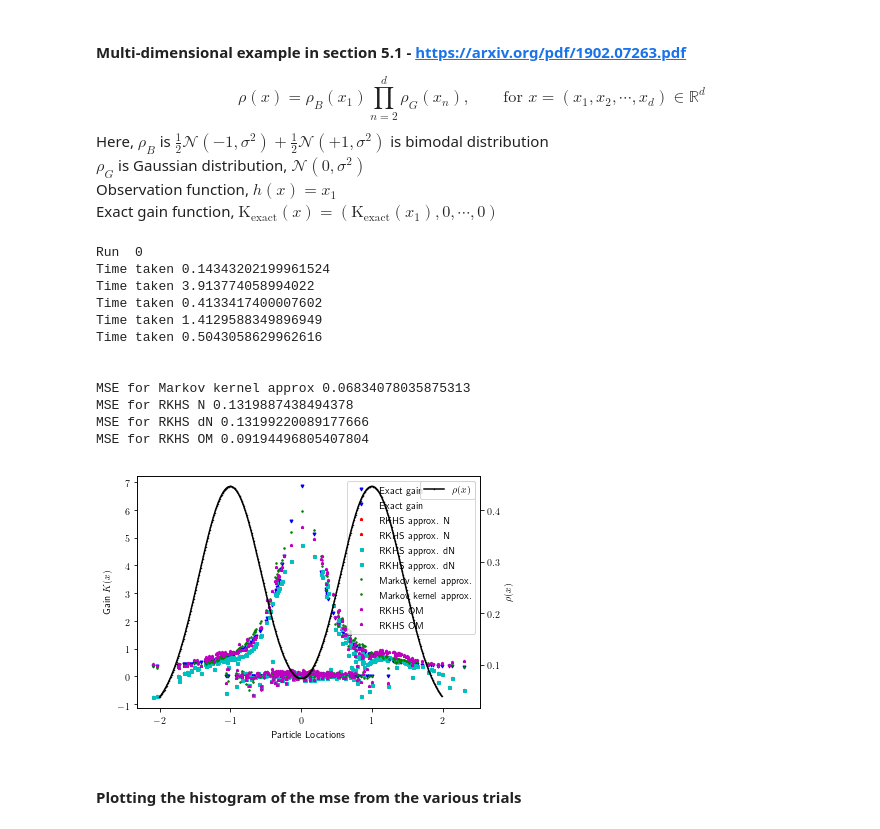
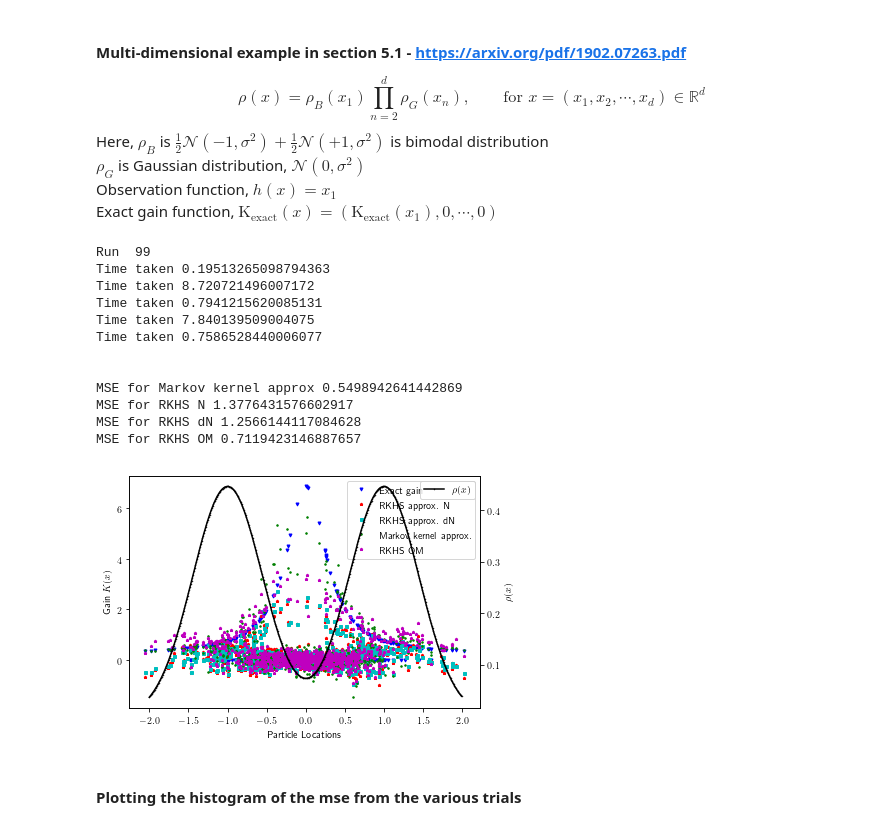
Before and after one commit to a4anandr/FPF-code, a Jupyter notebook: Python Code/FPF_main.ipynb, the cells around one changed output. Drawn from its saved outputs; the diff is of its cells as text; code cells hidden in the pictures.

Commit message:
Successful 100 runs of dim = 5, gain approx. plots and histograms of mses

```diff
--- a/Python Code/FPF_main.ipynb
+++ b/Python Code/FPF_main.ipynb
@@ -623,6 +623,7 @@ if __name__ == '__main__':
         print('MSE for old Markov kernel', np.mean(mse_coif_old))
         sns.distplot(mse_coif_old, label = 'Coifman old')
     plt.legend()
+    plt.title('Histograms of mse obtained using various algorithms for '+ str(No_runs) + ' trials')
     plt.show()
 
     ### Displaying the plots
@@ -722,13 +723,13 @@ if __name__ == '__main__':
     sis    = 0      # Runs Sequential Importance Sampling Particle Filter
 
     # Run parameters
-    No_runs = 1
+    No_runs = 100
 
     # FPF parameters - No. of particles
     N = 200
 
     # System parameters
-    dim = 2     # dimension of the system
+    dim = 5     # dimension of the system
     x = symbols('x0:%d'%dim)
     c = x[0]       # Observation function
     # c_x = lambdify(x, c, 'numpy')
@@ -818,45 +819,48 @@ if __name__ == '__main__':
         print('MSE for old Markov kernel', np.mean(mse_coif_old))
 
     ### Displaying the plots
     marker_size  = 3
     plt.rc('text', usetex=True)
     fig,ax1 = plt.subplots()
     if exact == 1:
         ax1.plot(Xi, K_exact, 'bv', markersize = marker_size, label ='Exact gain')
     if rkhs_N == 1:
         ax1.plot(Xi, K_rkhs_N, 'r*', markersize = marker_size, label = 'RKHS approx. N')
+        handles, labels = ax1.get_legend_handles_labels()
     if rkhs_dN == 1:
         ax1.plot(Xi, K_rkhs_dN, 'cs', markersize = marker_size, label = 'RKHS approx. dN')
     if coif == 1:
         ax1.plot(Xi, K_coif, 'g.', markersize = marker_size, label ='Markov kernel approx.')
     if om == 1:
         ax1.plot(Xi, K_om, 'm*', markersize = marker_size, label = 'RKHS OM')
     if coif_old == 1:
         ax1.plot(Xi, K_coif_old, 'y.', markersize = marker_size, label ='Old Markov kernel')
+    handles, labels = ax1.get_legend_handles_labels()
+    ax1.legend([handle for i,handle in enumerate(handles) if i%dim == 0], [label for i,label in enumerate(labels) if i%dim ==0], loc='best')
     ax2 =ax1.twinx()
     ax2.plot(np.arange(-2,2,0.01), p_b_x(np.arange(-2,2,0.01)),'k.-', markersize =1, label = r'$\rho(x)$')
     ax2.set_ylabel(r'$\rho(x)$')
     ax2.legend(loc=1)
     ax1.set_xlabel('Particle Locations')
     ax1.set_ylabel('Gain $K(x)$')
-    ax1.legend()
+    # ax1.legend()
     plt.xticks(rotation = 45)
     plt.tight_layout()
     plt.show()
 # %% [output]
-Run  0
-Time taken 0.14343202199961524
-Time taken 3.913774058994022
-Time taken 0.4133417400007602
-Time taken 1.4129588349896949
-Time taken 0.5043058629962616
+Run  99
+Time taken 0.19513265098794363
+Time taken 8.720721496007172
+Time taken 0.7941215620085131
+Time taken 7.840139509004075
+Time taken 0.7586528440006077
 
 
-MSE for Markov kernel approx 0.06834078035875313
-MSE for RKHS N 0.1319887438494378
-MSE for RKHS dN 0.13199220089177666
-MSE for RKHS OM 0.09194496805407804
+MSE for Markov kernel approx 0.5498942641442869
+MSE for RKHS N 1.3776431576602917
+MSE for RKHS dN 1.2566144117084628
+MSE for RKHS OM 0.7119423146887657
-[figure, old version]
+[figure, new version]
 # %% [markdown]
 #### Plotting the histogram of the mse from the various trials
 # %%
```
Also changed, not shown: parts of 1 cell of this notebook.
